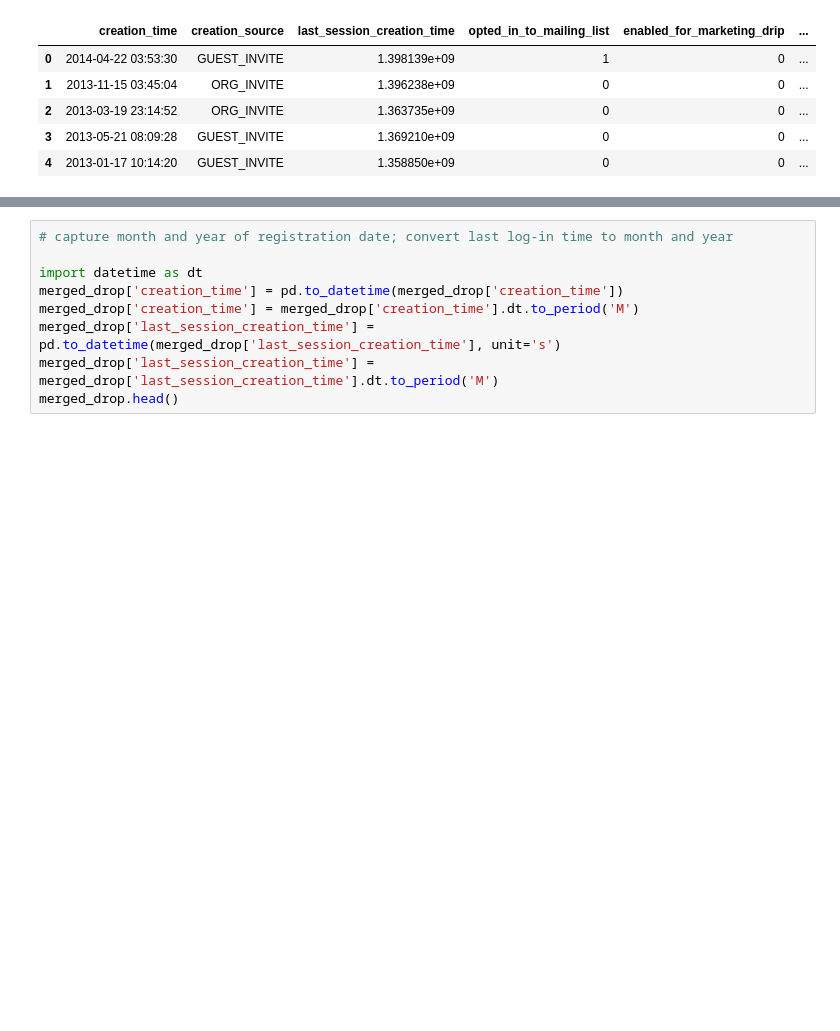
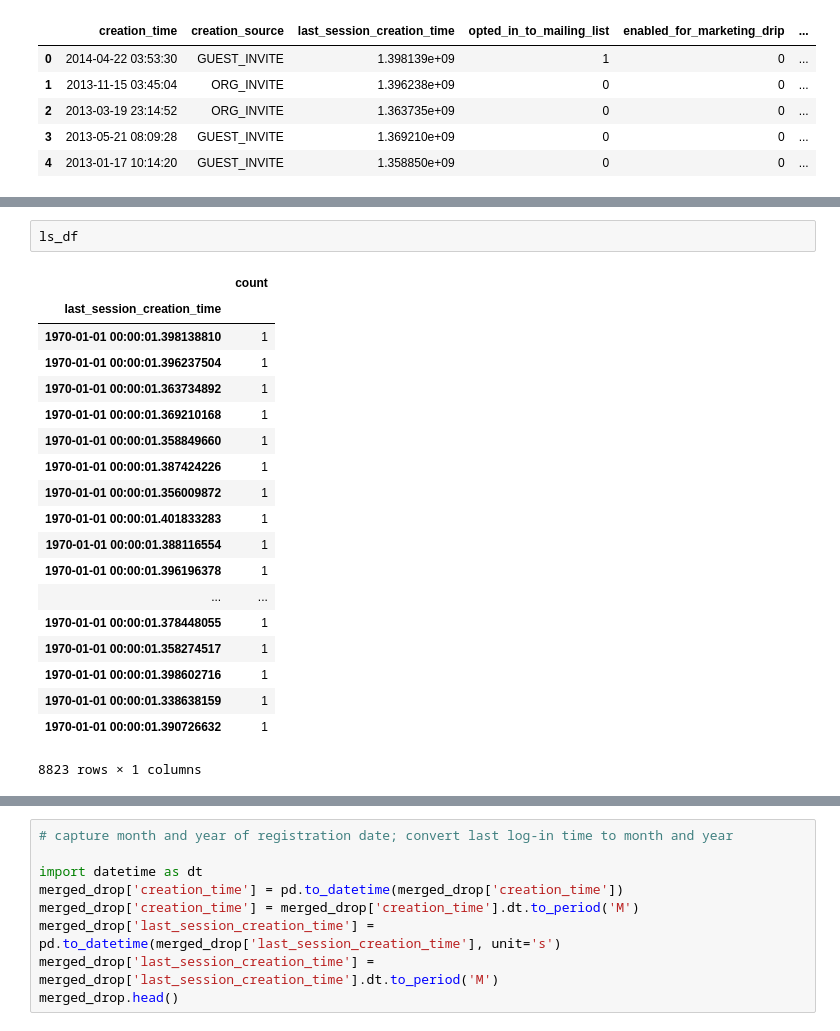
Before and after one commit to AOlden/sb-projects, a Jupyter notebook: relax_challenge/relax_take_home.ipynb, the cells around one changed output, grey strips where cells are left out. Cells and saved outputs as stored; diff of their text form; blank space fills up the shorter version.

```diff
--- a/relax_challenge/relax_take_home.ipynb
+++ b/relax_challenge/relax_take_home.ipynb
@@ -198,0 +216,22 @@ merged_drop.head()
+# %%
+ls_df
+# %% [output]
+|  | count |
+| last_session_creation_time |  |
+| 1970-01-01 00:00:01.398138810 | 1 |
+| 1970-01-01 00:00:01.396237504 | 1 |
+| 1970-01-01 00:00:01.363734892 | 1 |
+| 1970-01-01 00:00:01.369210168 | 1 |
+| 1970-01-01 00:00:01.358849660 | 1 |
+| 1970-01-01 00:00:01.387424226 | 1 |
+| 1970-01-01 00:00:01.356009872 | 1 |
+| 1970-01-01 00:00:01.401833283 | 1 |
+| 1970-01-01 00:00:01.388116554 | 1 |
+| 1970-01-01 00:00:01.396196378 | 1 |
+| ... | ... |
+| 1970-01-01 00:00:01.378448055 | 1 |
+| 1970-01-01 00:00:01.358274517 | 1 |
+| 1970-01-01 00:00:01.398602716 | 1 |
+| 1970-01-01 00:00:01.338638159 | 1 |
+| 1970-01-01 00:00:01.390726632 | 1 |
+8823 rows × 1 columns
```
Also changed, not shown: parts of 8 cells of this notebook.
